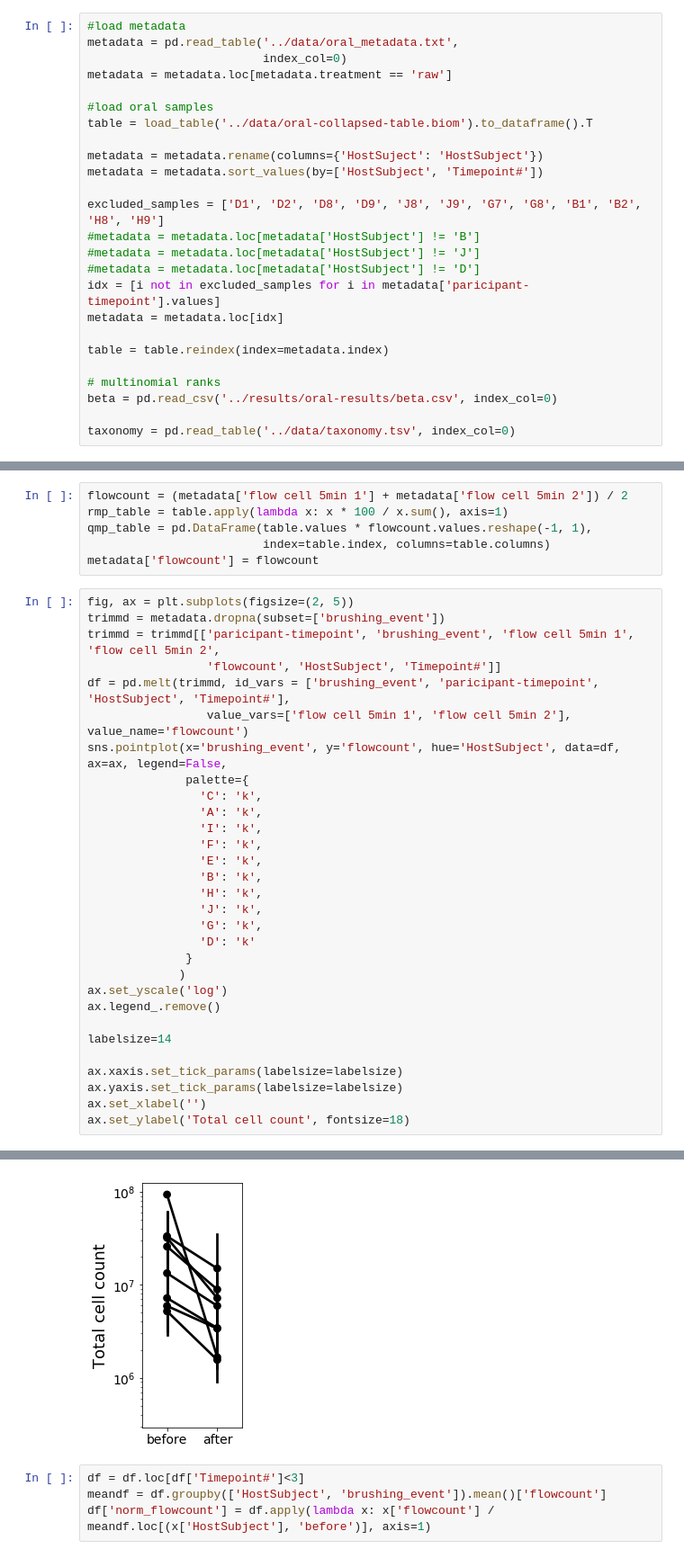
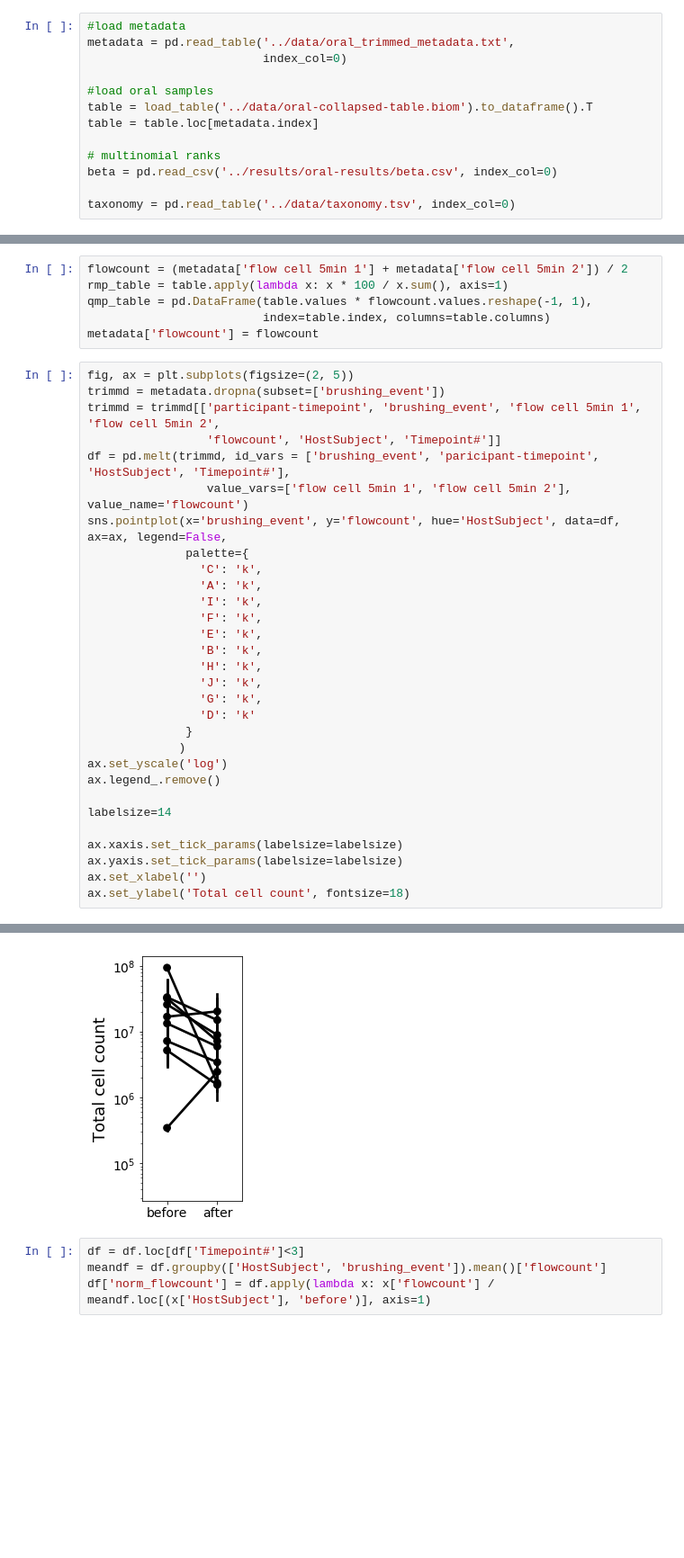
Before and after one commit to knightlab-analyses/reference-frames, a Jupyter notebook: ipynb/Figure2.ipynb, the cells around one changed output, grey strips where cells are left out. Shown at 90% size. Cells and saved outputs as stored; diff of their text form; blank space fills up the shorter version.

```diff
--- a/ipynb/Figure2.ipynb
+++ b/ipynb/Figure2.ipynb
@@ -13,24 +13,12 @@ from ttest import paired_t_test, ttest_rel
 Let's create the second subfigure with the oral saliva experiment
 # %%
 #load metadata
-metadata = pd.read_table('../data/oral_metadata.txt',
+metadata = pd.read_table('../data/oral_trimmed_metadata.txt',
                          index_col=0)
-metadata = metadata.loc[metadata.treatment == 'raw']
 
 #load oral samples
 table = load_table('../data/oral-collapsed-table.biom').to_dataframe().T
-
-metadata = metadata.rename(columns={'HostSuject': 'HostSubject'})
-metadata = metadata.sort_values(by=['HostSubject', 'Timepoint#'])
-
-excluded_samples = ['D1', 'D2', 'D8', 'D9', 'J8', 'J9', 'G7', 'G8', 'B1', 'B2', 'H8', 'H9']
-#metadata = metadata.loc[metadata['HostSubject'] != 'B']
-#metadata = metadata.loc[metadata['HostSubject'] != 'J']
-#metadata = metadata.loc[metadata['HostSubject'] != 'D']
-idx = [i not in excluded_samples for i in metadata['paricipant-timepoint'].values]
-metadata = metadata.loc[idx]
-
-table = table.reindex(index=metadata.index)
+table = table.loc[metadata.index]
 
 # multinomial ranks
 beta = pd.read_csv('../results/oral-results/beta.csv', index_col=0)
@@ -81,7 +69,7 @@ metadata['flowcount'] = flowcount
 # %%
 fig, ax = plt.subplots(figsize=(2, 5))
 trimmd = metadata.dropna(subset=['brushing_event'])
-trimmd = trimmd[['paricipant-timepoint', 'brushing_event', 'flow cell 5min 1', 'flow cell 5min 2',
+trimmd = trimmd[['participant-timepoint', 'brushing_event', 'flow cell 5min 1', 'flow cell 5min 2',
                  'flowcount', 'HostSubject', 'Timepoint#']]
 df = pd.melt(trimmd, id_vars = ['brushing_event', 'paricipant-timepoint', 'HostSubject', 'Timepoint#'],
                  value_vars=['flow cell 5min 1', 'flow cell 5min 2'], value_name='flowcount')
@@ -113,4 +107,4 @@ Text(0, 0.5, 'Total cell count')
-[figure, old version]
+[figure, new version]
 # %%
 df = df.loc[df['Timepoint#']<3]
 meandf = df.groupby(['HostSubject', 'brushing_event']).mean()['flowcount']
```
Also changed, not shown: parts of 17 cells of this notebook, 12 other files.
